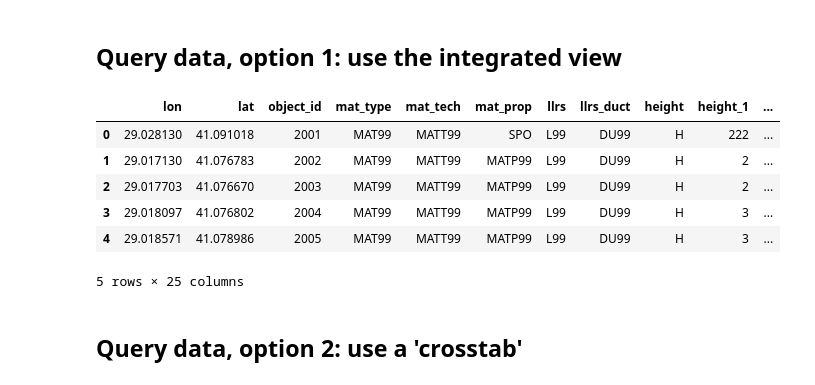
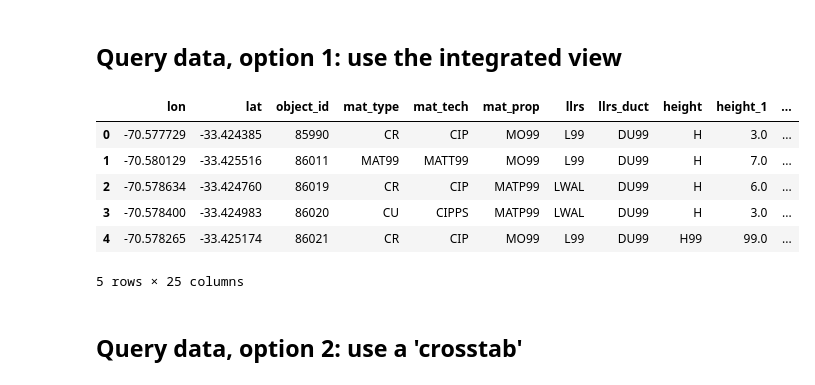
Before and after one commit to GFZ-Centre-for-Early-Warning/workshop_unesco, a Jupyter notebook: 05_ExposureModelling/Building_type_assignment.ipynb, the cells around one changed output. Cells and saved outputs as stored; diff of their text form; code cells hidden in the pictures.

```diff
--- a/05_ExposureModelling/Building_type_assignment.ipynb
+++ b/05_ExposureModelling/Building_type_assignment.ipynb
@@ -79,44 +79,43 @@ engine = create_engine('postgresql://postgres@localhost:5432/rem')
 ## Query data, option 1: use the integrated view
 # %%
 # query to the database
-t=pd.read_sql_query("""
-select
-st_x(st_transform(st_centroid(v.the_geom),4326)) lon,
-st_y(st_transform(st_centroid(v.the_geom),4326)) lat,
-v.object_id,
-v.mat_type,
-v.mat_tech,
-v.mat_prop,
-v.llrs,
-v.llrs_duct,
-v.height,
-v.height_1,
-v.height_2,
-v.yr_built,
-v.occupy,
-v.occupy_dt,
-v.str_irreg,
-v.str_irreg_dt,
-v.str_irreg_type,
-v.roof_shape,
-v.roofcovmat,
-v.roofsysmat,
-v.roofsystyp,
-v.roof_conn,
-v.floor_mat,
-v.floor_type,
-v.floor_conn
-from asset.ve_object v;""",con=engine)
+tt=pd.read_sql_query("select \
+st_x(st_transform(st_centroid(v.the_geom),4326)) lon,\
+st_y(st_transform(st_centroid(v.the_geom),4326)) lat,\
+v.object_id,\
+v.mat_type,\
+v.mat_tech,\
+v.mat_prop,\
+v.llrs,\
+v.llrs_duct,\
+v.height,\
+v.height_1,\
+v.height_2,\
+v.yr_built,\
+v.occupy,\
+v.occupy_dt,\
+v.str_irreg,\
+v.str_irreg_dt,\
+v.str_irreg_type,\
+v.roof_shape,\
+v.roofcovmat,\
+v.roofsysmat,\
+v.roofsystyp,\
+v.roof_conn,\
+v.floor_mat,\
+v.floor_type,\
+v.floor_conn \
+from asset.ve_object v where v.survey_gid={} and v.rrvs_status = '{}';".format(6,'COMPLETED'),con=engine)
 
 #test
-t.head()
+tt.head()
 # %% [output]
 |  | lon | lat | object_id | mat_type | mat_tech | mat_prop | llrs | llrs_duct | height | height_1 | ... |
-| 0 | 29.028130 | 41.091018 | 2001 | MAT99 | MATT99 | SPO | L99 | DU99 | H | 222 | ... |
-| 1 | 29.017130 | 41.076783 | 2002 | MAT99 | MATT99 | MATP99 | L99 | DU99 | H | 2 | ... |
-| 2 | 29.017703 | 41.076670 | 2003 | MAT99 | MATT99 | MATP99 | L99 | DU99 | H | 2 | ... |
-| 3 | 29.018097 | 41.076802 | 2004 | MAT99 | MATT99 | MATP99 | L99 | DU99 | H | 3 | ... |
-| 4 | 29.018571 | 41.078986 | 2005 | MAT99 | MATT99 | MATP99 | L99 | DU99 | H | 3 | ... |
+| 0 | -70.577729 | -33.424385 | 85990 | CR | CIP | MO99 | L99 | DU99 | H | 3.0 | ... |
+| 1 | -70.580129 | -33.425516 | 86011 | MAT99 | MATT99 | MO99 | L99 | DU99 | H | 7.0 | ... |
+| 2 | -70.578634 | -33.424760 | 86019 | CR | CIP | MATP99 | LWAL | DU99 | H | 6.0 | ... |
+| 3 | -70.578400 | -33.424983 | 86020 | CU | CIPPS | MATP99 | LWAL | DU99 | H | 3.0 | ... |
+| 4 | -70.578265 | -33.425174 | 86021 | CR | CIP | MO99 | L99 | DU99 | H99 | 99.0 | ... |
 5 rows × 25 columns
 # %% [markdown]
 ## Query data, option 2: use a 'crosstab'
```
Also changed, not shown: parts of 8 cells of this notebook, 3 other files.
